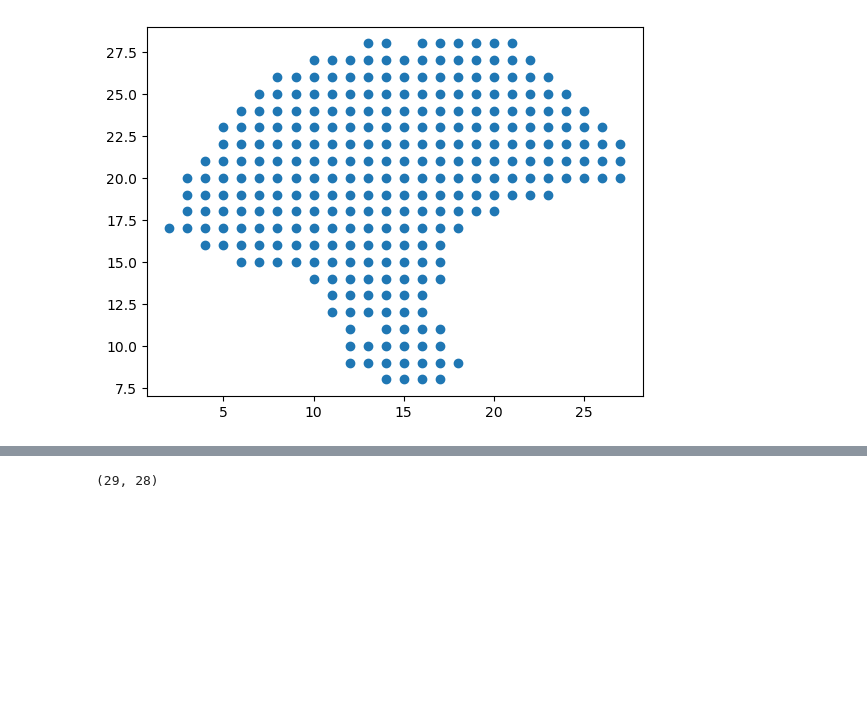
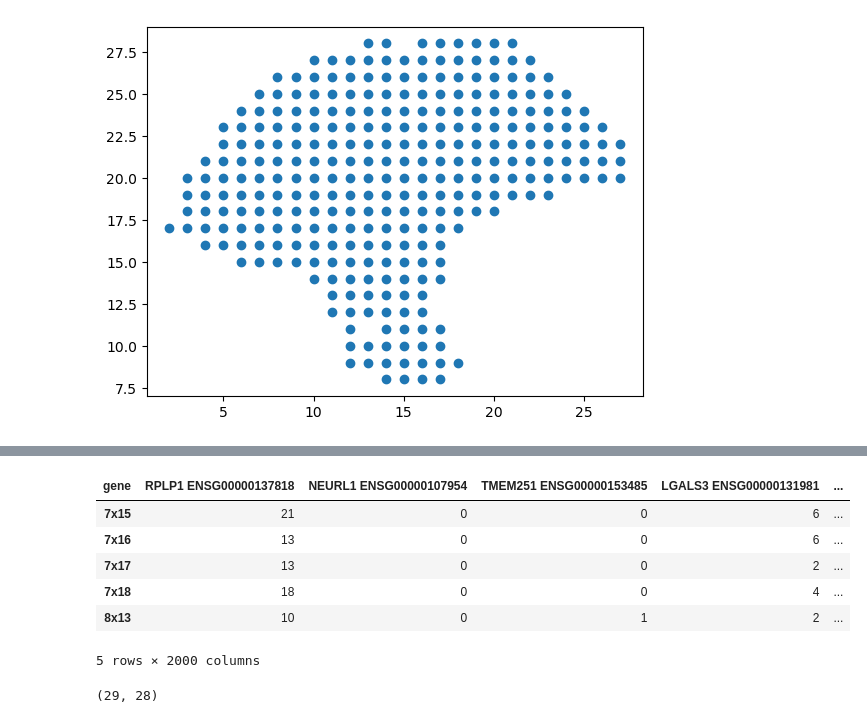
Before and after one commit to Noman1705088/ScribbleDom, a Jupyter notebook: Utils/melanoma_data_generation.ipynb, the cells around one changed output, grey strips where cells are left out. Cells and saved outputs as stored; diff of their text form; code cells hidden in the pictures; blank space fills up the shorter version.

```diff
--- a/Utils/melanoma_data_generation.ipynb
+++ b/Utils/melanoma_data_generation.ipynb
@@ -43 +79,14 @@ plt.scatter(x_pixels, y_pixels)
+# %%
+high_genes = [i for i in adata.var['highly_variable'].index if adata.var['highly_variable'][i]]
+
+data = data[high_genes]
+data.head()
+# %% [output]
+| gene | RPLP1 ENSG00000137818 | NEURL1 ENSG00000107954 | TMEM251 ENSG00000153485 | LGALS3 ENSG00000131981 | ... |
+| 7x15 | 21 | 0 | 0 | 6 | ... |
+| 7x16 | 13 | 0 | 0 | 6 | ... |
+| 7x17 | 13 | 0 | 0 | 2 | ... |
+| 7x18 | 18 | 0 | 0 | 4 | ... |
+| 8x13 | 10 | 0 | 1 | 2 | ... |
+5 rows × 2000 columns
 # %%
```
Also changed, not shown: parts of 9 cells of this notebook, 6 other files.
